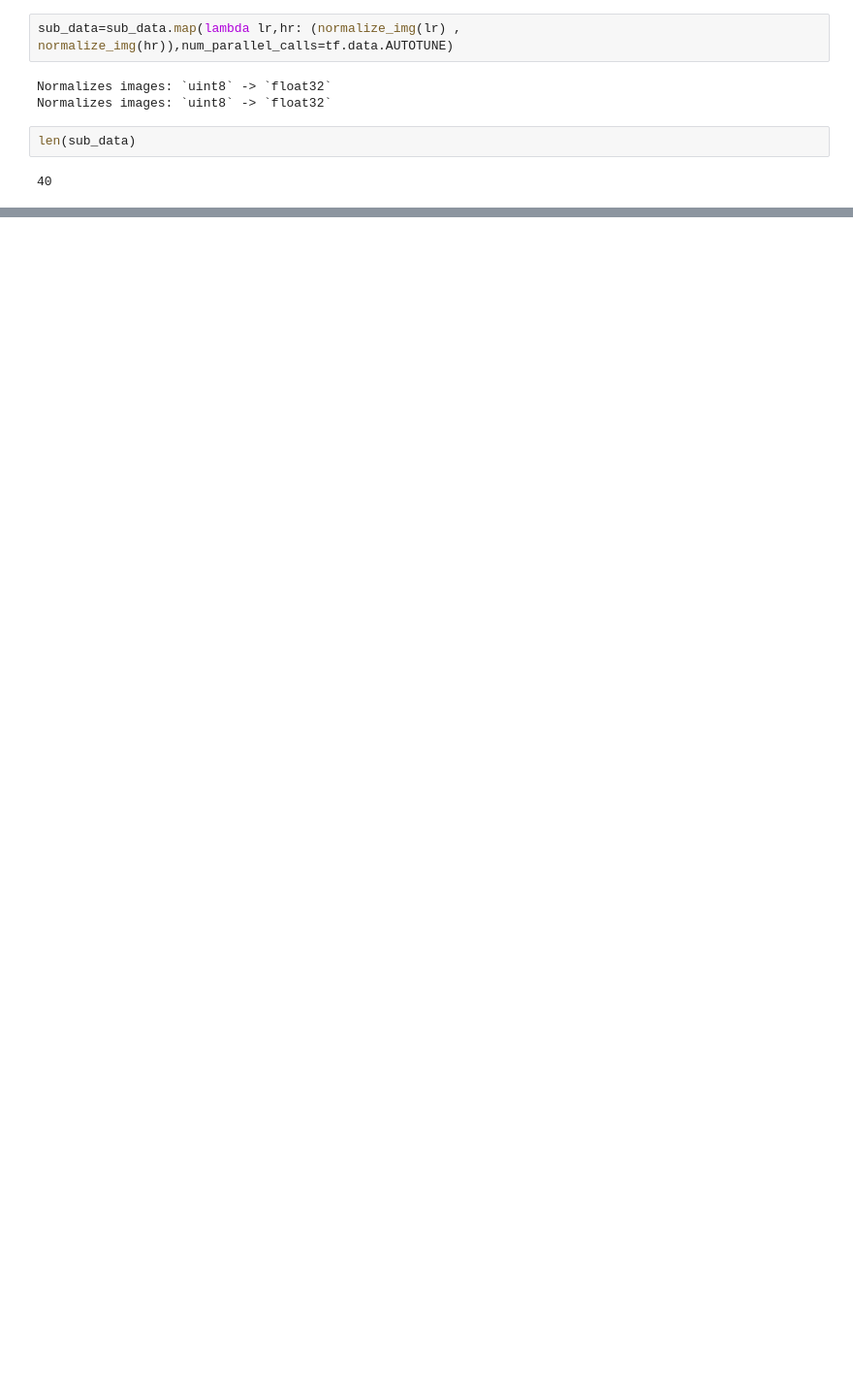
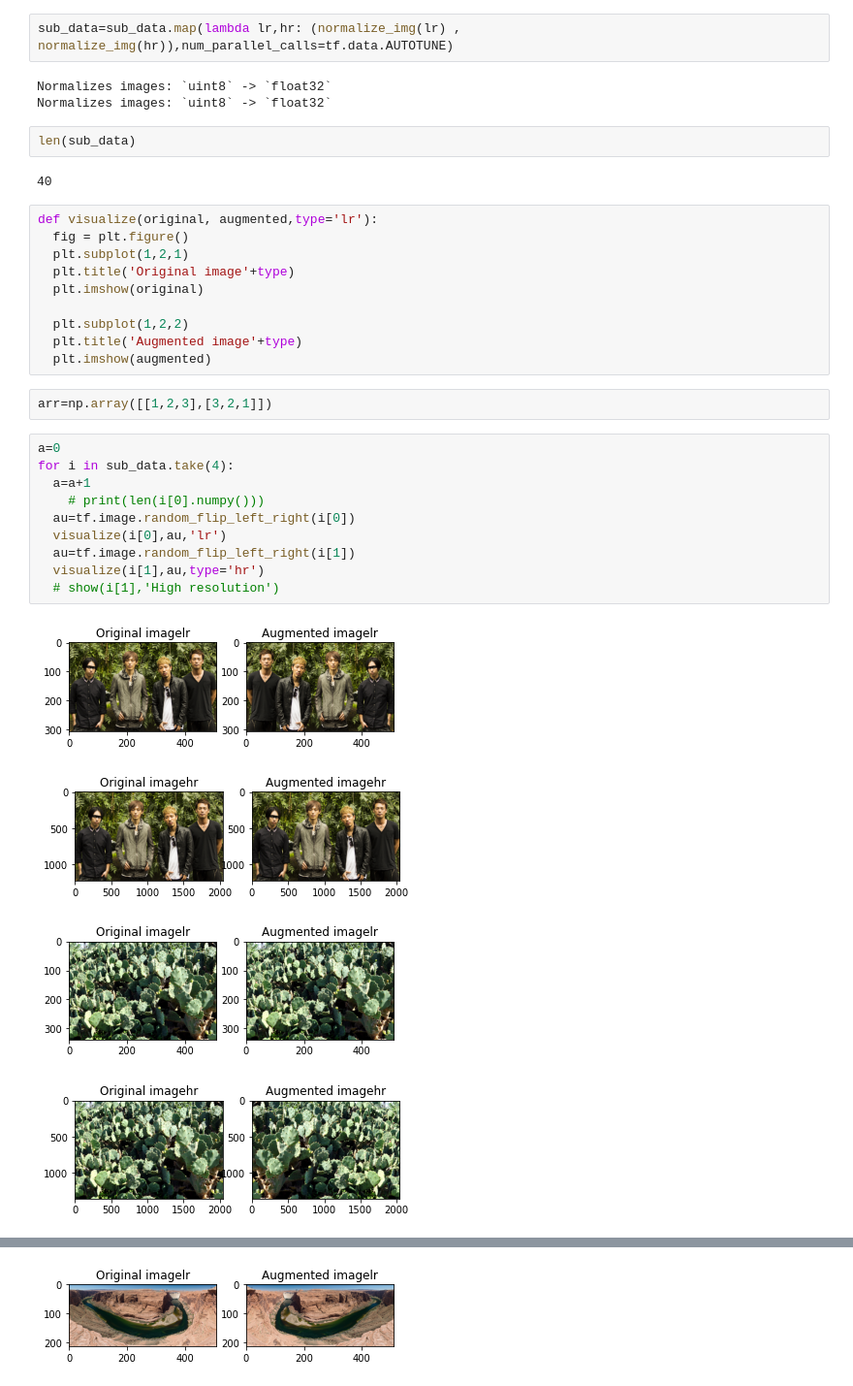
Before and after one commit to dang3tion/Colab-Super_resolution, a Jupyter notebook: LoadingDataset.ipynb, the cells around one changed output, grey strips where cells are left out. Shown at 97% size. Saved outputs shown, nothing was run; the diff lists cells and outputs as text; blank space fills up the shorter version.

```diff
--- a/LoadingDataset.ipynb
+++ b/LoadingDataset.ipynb
@@ -85,3 +103,30 @@ Normalizes images: `uint8` -> `float32`
 len(sub_data)
 # %% [output]
 40
+# %%
+def visualize(original, augmented,type='lr'):
+  fig = plt.figure()
+  plt.subplot(1,2,1)
+  plt.title('Original image'+type)
+  plt.imshow(original)
+
+  plt.subplot(1,2,2)
+  plt.title('Augmented image'+type)
+  plt.imshow(augmented)
+# %%
+arr=np.array([[1,2,3],[3,2,1]])
+# %%
+a=0
+for i in sub_data.take(4):
+  a=a+1
+    # print(len(i[0].numpy()))
+  au=tf.image.random_flip_left_right(i[0])
+  visualize(i[0],au,'lr')
+  au=tf.image.random_flip_left_right(i[1])
+  visualize(i[1],au,type='hr')
+  # show(i[1],'High resolution')
+# %% [output]
+[figure, added]
+[figure, added]
+[figure, added]
+[figure, added]
@@ -87,0 +135 @@ len(sub_data)
+[figure, added]
```
Also changed, not shown: parts of 4 cells of this notebook.
